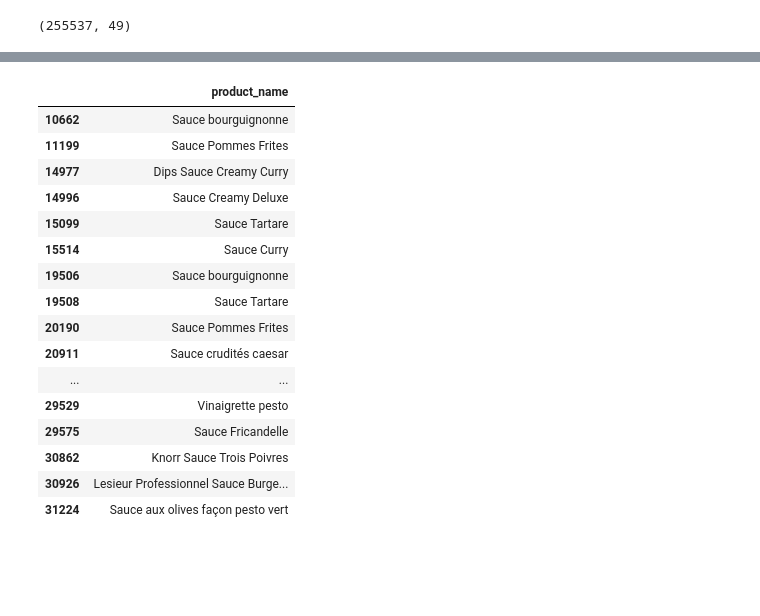
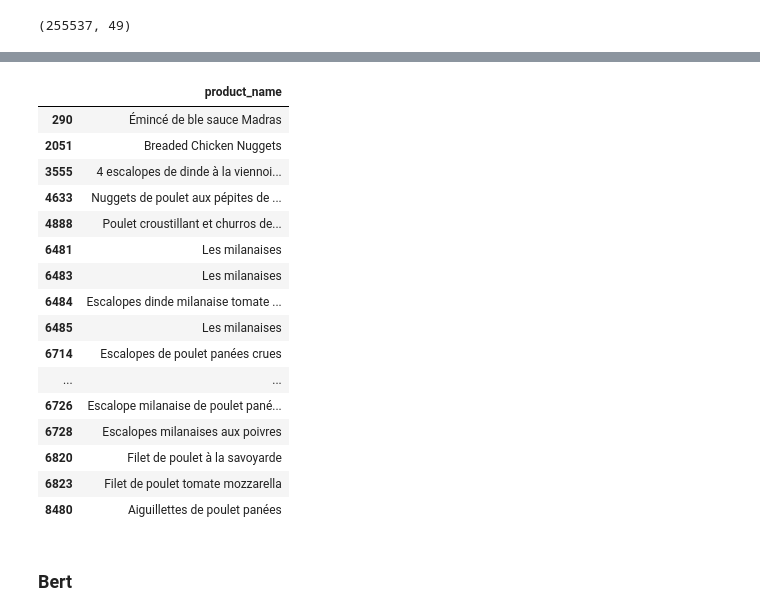
Before and after one commit to littlerobinson/foodstuffs_recommendation, a Jupyter notebook: notebooks/research_alex.ipynb, the cells around one changed output, grey strips where cells are left out. Saved outputs shown, nothing was run; the diff lists cells and outputs as text; code cells hidden in the pictures; blank space fills up the shorter version.

```diff
--- a/notebooks/research_alex.ipynb
+++ b/notebooks/research_alex.ipynb
@@ -993,4 +1050,4 @@ Inertia: [74509.85943038689, 67214.27912583356, 61814.82201236593, 58164.8198278
 # %%
- # Appliquer KMeans avec le meilleur nombre de clusters
-df_result= train_kmeans_with_manual_clusters(df=clean_data, n_clusters=625)
+# Appliquer KMeans avec le meilleur nombre de clusters
+df_result_svd = train_kmeans_with_manual_clusters(df=clean_data, n_clusters=525, encoding_method=encode_categorical_data_with_svd)
 # %% [output]
@@ -1117,20 +1217,22 @@ df_result[["product_name"]][df_result["cluster"] == 169].head(20)
 # %%
-df_result[["product_name"]][df_result["cluster"] == 165].head(20)
+df_result_svd[["product_name"]][df_result_svd["cluster"] == 165].head(20)
 # %% [output]
 |  | product_name |
-| 10662 | Sauce bourguignonne |
-| 11199 | Sauce Pommes Frites |
-| 14977 | Dips Sauce Creamy Curry |
-| 14996 | Sauce Creamy Deluxe |
-| 15099 | Sauce Tartare |
-| 15514 | Sauce Curry |
-| 19506 | Sauce bourguignonne |
-| 19508 | Sauce Tartare |
-| 20190 | Sauce Pommes Frites |
-| 20911 | Sauce crudités caesar |
+| 290 | Émincé de ble sauce Madras |
+| 2051 | Breaded Chicken Nuggets |
+| 3555 | 4 escalopes de dinde à la viennoi... |
+| 4633 | Nuggets de poulet aux pépites de ... |
+| 4888 | Poulet croustillant et churros de... |
+| 6481 | Les milanaises |
+| 6483 | Les milanaises |
+| 6484 | Escalopes dinde milanaise tomate ... |
+| 6485 | Les milanaises |
+| 6714 | Escalopes de poulet panées crues |
 | ... | ... |
-| 29529 | Vinaigrette pesto |
-| 29575 | Sauce Fricandelle |
-| 30862 | Knorr Sauce Trois Poivres |
-| 30926 | Lesieur Professionnel Sauce Burge... |
-| 31224 | Sauce aux olives façon pesto vert |
+| 6726 | Escalope milanaise de poulet pané... |
+| 6728 | Escalopes milanaises aux poivres |
+| 6820 | Filet de poulet à la savoyarde |
+| 6823 | Filet de poulet tomate mozzarella |
+| 8480 | Aiguillettes de poulet panées |
+# %% [markdown]
+### Bert
```
Also changed, not shown: parts of 14 cells of this notebook.
